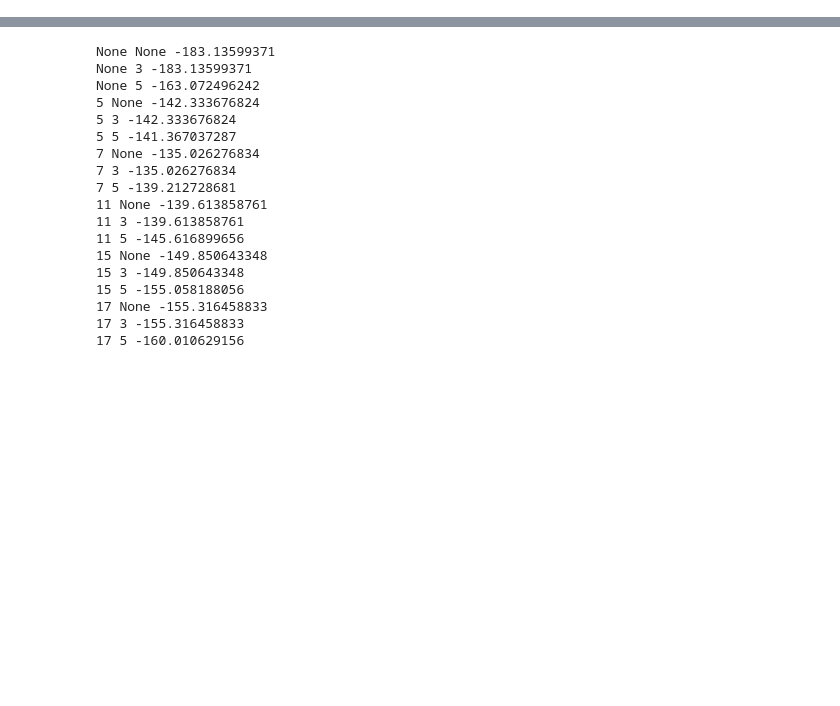
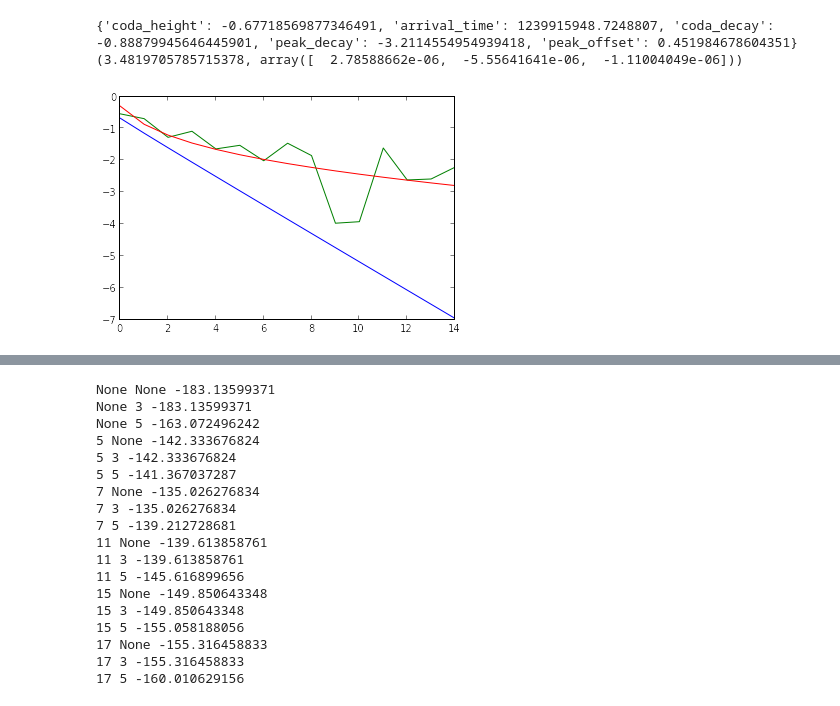
Before and after one commit to davmre/sigvisa, a Jupyter notebook: notebooks/eval_birth_moves.ipynb, the cells around one changed output, grey strips where cells are left out. Cells and saved outputs as stored; diff of their text form; code cells hidden in the pictures; blank space fills up the shorter version.

```diff
--- a/notebooks/eval_birth_moves.ipynb
+++ b/notebooks/eval_birth_moves.ipynb
@@ -34,0 +161,28 @@ def do_plot(wn, ax=None):
+# %%
+
+def build_decay(vals):
+    coda_height = vals['coda_height']
+    peak_decay = np.exp(vals['peak_decay'])
+    coda_decay = np.exp(vals['coda_decay'])
+    n = len(fitting_window)
+    tlen = n / srate
+    t = np.linspace(0, tlen, n)
+    logt = np.log(t+1)
+
+    pred_log_signal = coda_height - peak_decay * logt - t * coda_decay
+    return pred_log_signal
+
+print vals
+pls = build_decay(vals)
+plot(pls)
+plot(np.log(fitting_window))
+
+pmvals = {'coda_height': proposal_mean[0], 'peak_decay': proposal_mean[1], 'coda_decay': proposal_mean[2]}
+pls2 = build_decay(pmvals)
+plot(pls2)
+
+print lik_grad(proposal_mean)
+# %% [output]
+{'coda_height': -0.67718569877346491, 'arrival_time': 1239915948.7248807, 'coda_decay': -0.88879945646445901, 'peak_decay': -3.2114554954939418, 'peak_offset': 0.451984678604351}
+(3.4819705785715378, array([  2.78588662e-06,  -5.55641641e-06,  -1.11004049e-06]))
+[figure, added]
```
Also changed, not shown: parts of 25 cells of this notebook, 3 other files.
